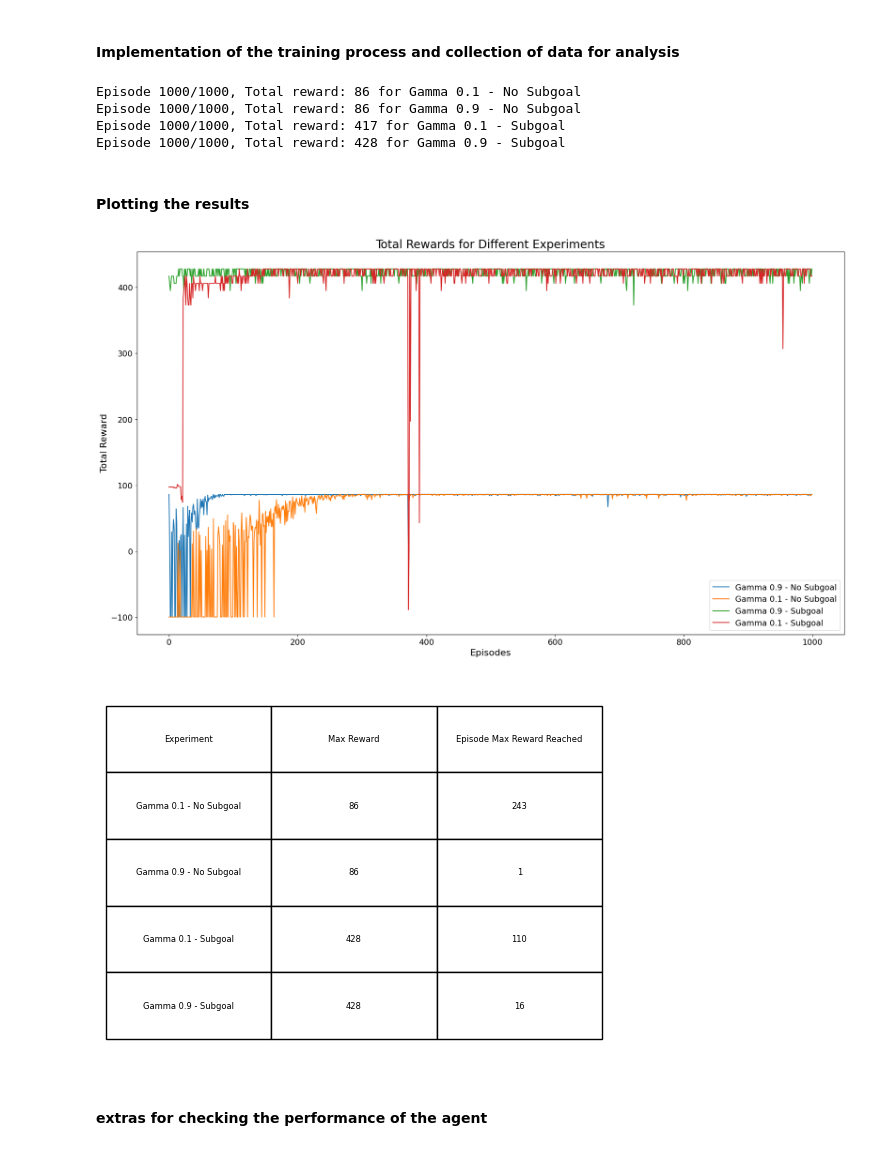
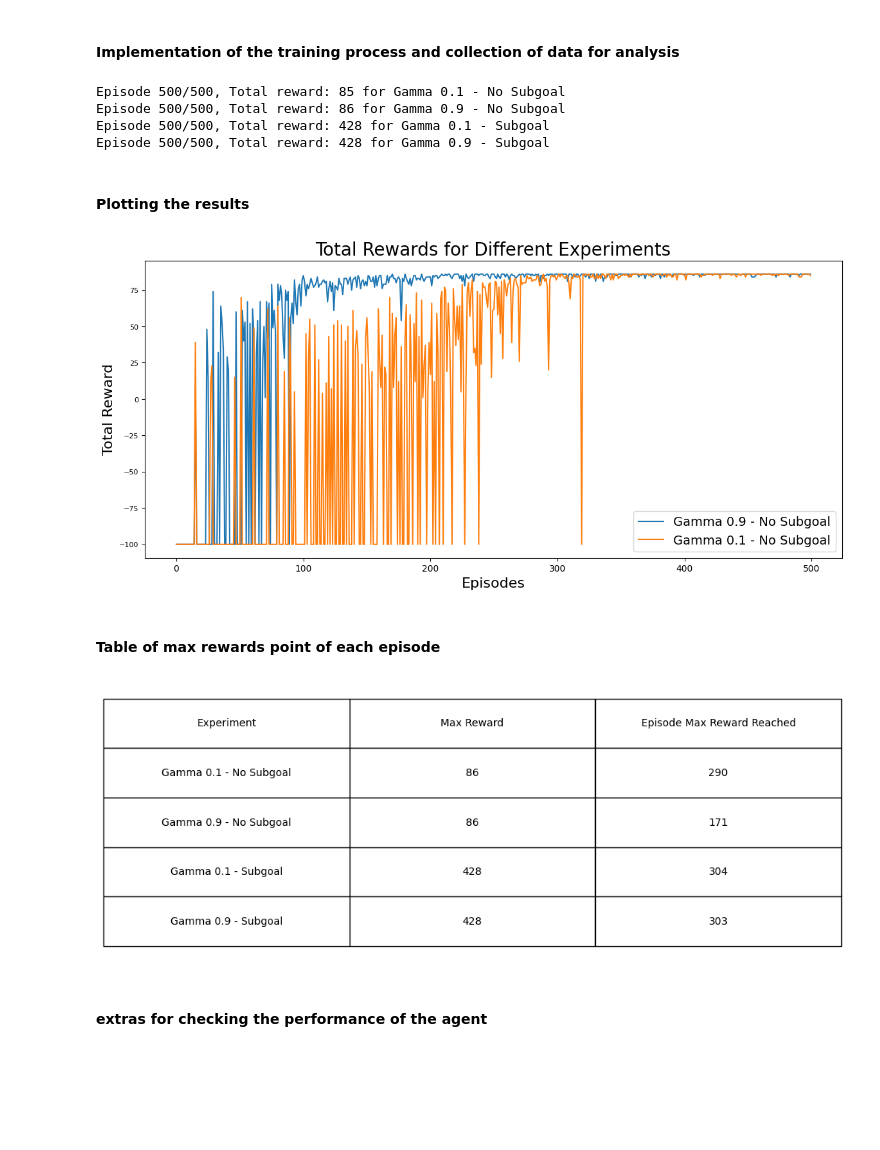
Before and after one commit to Steppenwolf2323/VU-minor-RL, a Jupyter notebook: RL-project.ipynb, the cells around one changed output. Cells and saved outputs as stored; diff of their text form; code cells hidden in the pictures; blank space fills up the shorter version.

```diff
--- a/RL-project.ipynb
+++ b/RL-project.ipynb
@@ -194,7 +194,7 @@ alpha = 0.1  # Learning rate
 epsilon = 1.0  # Initial exploration rate.
 epsilon_variation = 0.99  # This parameter will decrease the epsilon value over time, in order to make the agent more greedy
 min_epsilon = 0.01  # Minimum exploration rate reached by the agent
-episodes = 1000 # Number of episodes the agent will run
+episodes = 500 # Number of episodes the agent will run
 steps = 100  # Number of steps the agent will take in each episode
 
 # The gamma parameters it will modify dynamically in the next cell in order to run different experiments
@@ -232,6 +232,12 @@ for exp in experiments:
     # Set the experiment parameters
     gamma = exp['gamma']
     moves_func = exp['moves_func']
+
+    # Reset the Q-table for each new experiment in order to not generate bias and learning in the next agent's experiments
+    q_table = np.zeros((10,10,4))   # Reset Q-table to all zeros for each state-action pair
+
+    # Reset epsilon to its initial value
+    epsilon = 1.0  # Reset epsilon to initial value before each experiment
 
 
     for episode in range(episodes):
@@ -281,40 +287,42 @@ for exp in experiments:
     if (episode + 1) % 100 == 0:
             print(f'Episode {episode + 1}/{episodes}, Total reward: {total_reward} for {exp["label"]}')
 # %% [output]
-Episode 1000/1000, Total reward: 86 for Gamma 0.1 - No Subgoal
-Episode 1000/1000, Total reward: 86 for Gamma 0.9 - No Subgoal
-Episode 1000/1000, Total reward: 417 for Gamma 0.1 - Subgoal
-Episode 1000/1000, Total reward: 428 for Gamma 0.9 - Subgoal
+Episode 500/500, Total reward: 85 for Gamma 0.1 - No Subgoal
+Episode 500/500, Total reward: 86 for Gamma 0.9 - No Subgoal
+Episode 500/500, Total reward: 428 for Gamma 0.1 - Subgoal
+Episode 500/500, Total reward: 428 for Gamma 0.9 - Subgoal
 # %% [markdown]
 #### Plotting the results
 # %%
 import matplotlib.pyplot as plt
 
 # Create a larger figure
-plt.figure(figsize=(22, 12))
+plt.figure(figsize=(14, 6))
 
 # Plot your data (for example)
-plt.plot(range(1000), total_rewards_gamma_09_NO_subgoal, label="Gamma 0.9 - No Subgoal")
-plt.plot(range(1000), total_rewards_gamma_01_No_subgoal, label="Gamma 0.1 - No Subgoal")
-plt.plot(range(1000), total_rewards_gamma_09_subgoal, label="Gamma 0.9 - Subgoal")
-plt.plot(range(1000), total_rewards_gamma_01_subgoal, label="Gamma 0.1 - Subgoal")
+plt.plot(range(500), total_rewards_gamma_09_NO_subgoal, label="Gamma 0.9 - No Subgoal")
+plt.plot(range(500), total_rewards_gamma_01_No_subgoal, label="Gamma 0.1 - No Subgoal")
+#plt.plot(range(500), total_rewards_gamma_09_subgoal, label="Gamma 0.9 - Subgoal")
+#plt.plot(range(500), total_rewards_gamma_01_subgoal, label="Gamma 0.1 - Subgoal")
 
 # Set title and labels with increased font sizes
 plt.title("Total Rewards for Different Experiments", fontsize=20)
 plt.xlabel("Episodes", fontsize=16)
 plt.ylabel("Total Reward", fontsize=16)
 
 # Increase tick label size
-plt.xticks(fontsize=14)
-plt.yticks(fontsize=14)
+plt.xticks(fontsize=10)
+plt.yticks(fontsize=8)
 
 # Display legend with larger font size
 plt.legend(fontsize=14)
 
 # Show the plot
 plt.show()
 # %% [output]
-[figure, old version]
+[figure, new version]
+# %% [markdown]
+#### Table of max rewards point of each episode
 # %%
 import matplotlib.pyplot as plt
 import numpy as np
@@ -336,12 +344,12 @@ ax.set_frame_on(False)
 
 table = ax.table(cellText=max_rewards_data, colLabels=columns, cellLoc='center', loc='center')
 
-table.scale(1, 4)  # Increase table size for readability
+table.scale(2, 4)  # Increase table size for readability
 
 
 plt.show()
 # %% [output]
-[figure, old version]
+[figure, new version]
 # %% [markdown]
 #### extras for checking the performance of the agent
 # %%
```
Also changed, not shown: parts of 1 cell of this notebook.
